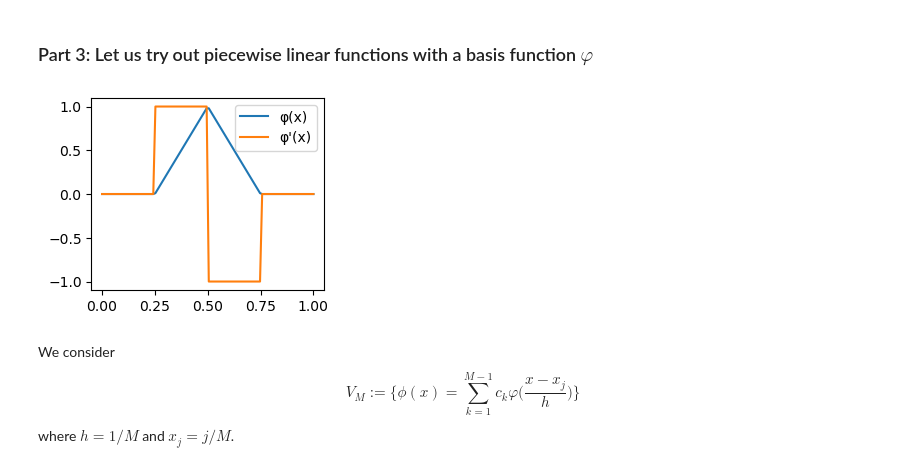
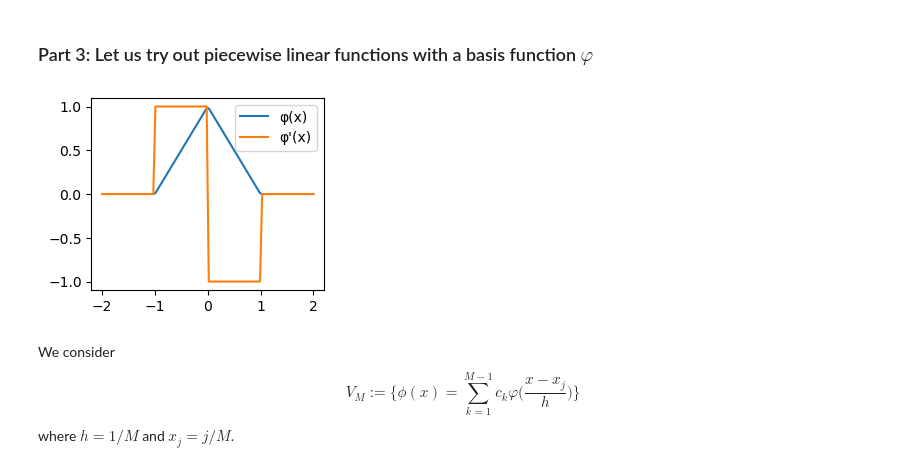
Before and after one commit to yucaoyc/math6008_num_pde, a Jupyter notebook: chp03-case-study.ipynb, the cells around one changed output. Cells and saved outputs as stored; diff of their text form; code cells hidden in the pictures.

```diff
--- a/chp03-case-study.ipynb
+++ b/chp03-case-study.ipynb
@@ -126,15 +126,15 @@ plt.tight_layout()
 # %%
 φ = lambda x : np.maximum(0, 1-np.abs(x))
 φderi = lambda x : np.heaviside(1-np.abs(x),0) * (np.heaviside(x, 0.5)*(-2)+1)
 
 x_list_tmp = np.linspace(-2, 2, 100)
 plt.figure(figsize=(3,2.5))
-plt.plot(x_list, φ(x_list_tmp), label="φ(x)")
-plt.plot(x_list, φderi(x_list_tmp), label="φ'(x)")
+plt.plot(x_list_tmp, φ(x_list_tmp), label="φ(x)")
+plt.plot(x_list_tmp, φderi(x_list_tmp), label="φ'(x)")
 plt.legend()
 plt.show()
 # %% [output]
-[figure, old version]
+[figure, new version]
 # %% [markdown]
 We consider
 $$V_M := \Big\{\phi(x) = \sum_{k=1}^{M-1} c_k \varphi\big(\frac{x-x_j}{h}\big)\Big\}$$
```
Also changed, not shown: parts of 1 cell of this notebook.
